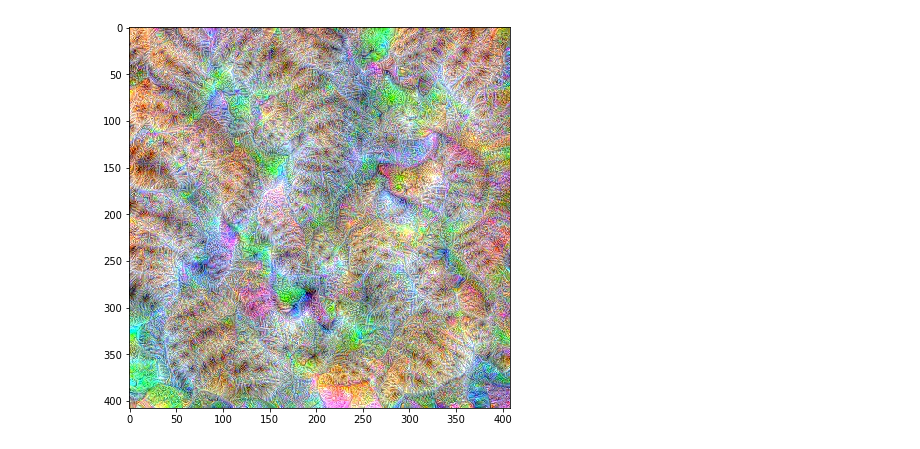
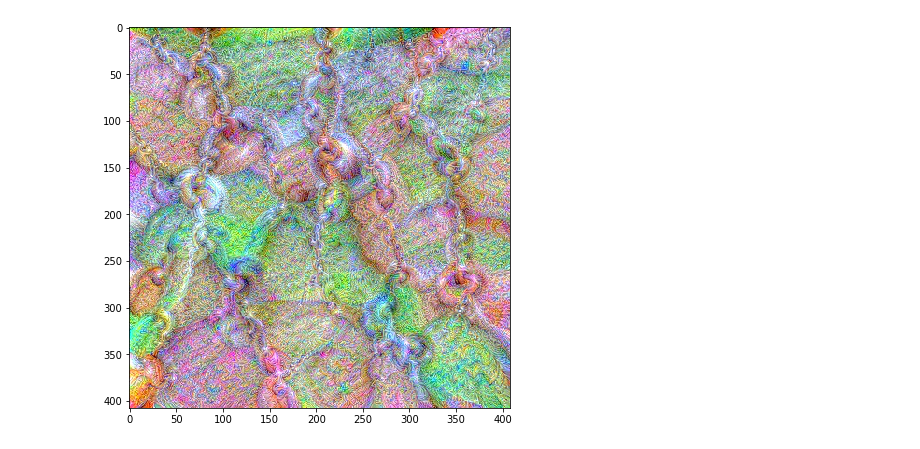
Before and after one commit to fg91/visualizing-cnn-feature-maps, a Jupyter notebook: filter_visualizer.ipynb, the cells around one changed output. Cells and saved outputs as stored; diff of their text form; code cells hidden in the pictures.

```diff
--- a/filter_visualizer.ipynb
+++ b/filter_visualizer.ipynb
@@ -47,13 +47,13 @@ class FilterVisualizer():
 # %%
 if __name__ == "__main__":
     layer = 40
-    filter = 281
+    filter = 265
 
     FV = FilterVisualizer(56, 12, 1.2)
     FV.visualize(layer, filter, blur=5)
 
     img = PIL.Image.open("layer_"+str(layer)+"_filter_"+str(filter)+".jpg")
     plt.figure(figsize=(7,7))
     plt.imshow(img)
 # %% [output]
-[figure, old version]
+[figure, new version]
```
Also changed, not shown: 1 other file.
